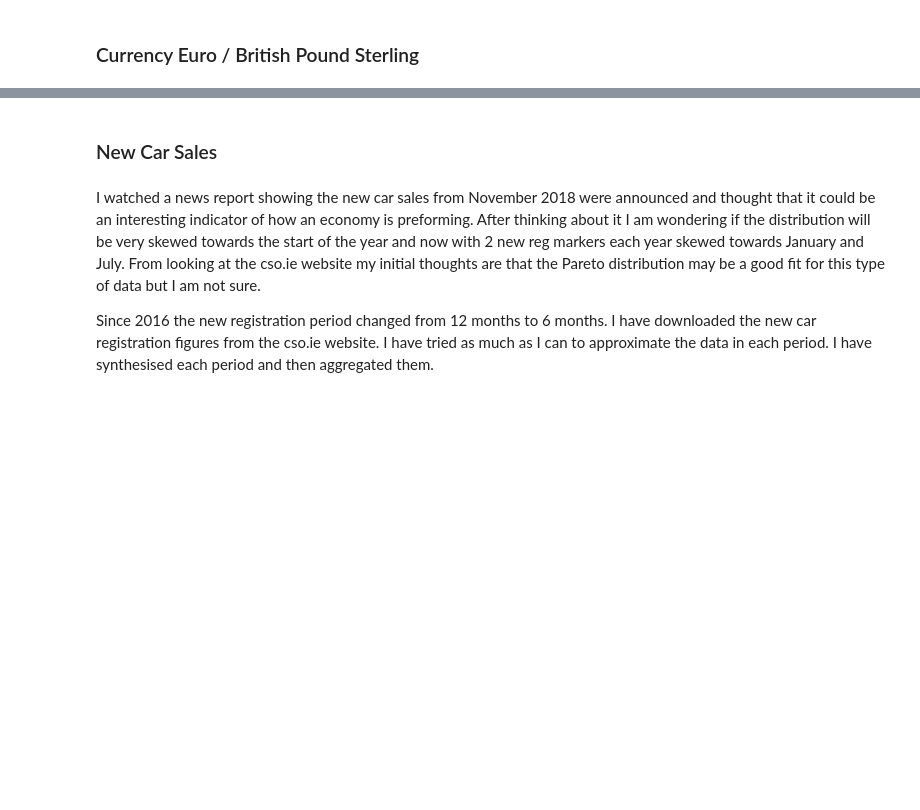
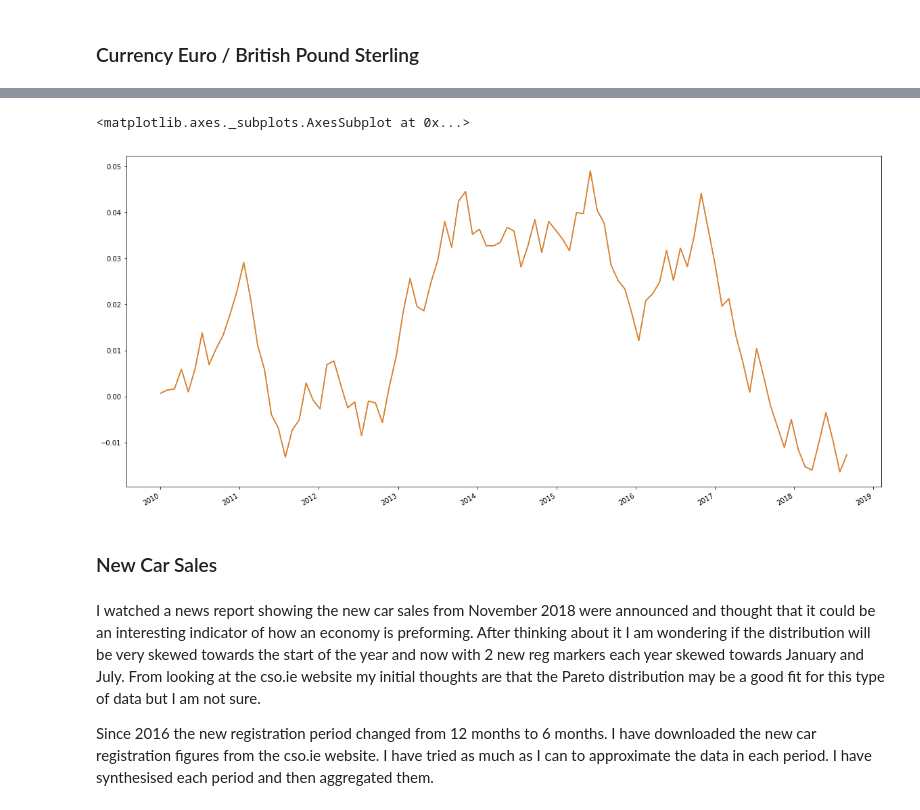
Before and after one commit to MichaelORegan/52465-Programming-for-Data-Analysis-Project, a Jupyter notebook: 52465 Programming for Data Analysis Project.ipynb, the cells around one changed output, grey strips where cells are left out. Cells and saved outputs as stored; diff of their text form; code cells hidden in the pictures; blank space fills up the shorter version.

```diff
--- a/52465 Programming for Data Analysis Project.ipynb
+++ b/52465 Programming for Data Analysis Project.ipynb
@@ -60,0 +101,6 @@ plt.show()
+# %%
+np.random.seed(123456789)
+
+exgbp = np.random.uniform(-.01, .01, 100)
+
+exgbp
@@ -61,6 +125,3 @@ plt.show()
 # %%
-np.random.seed(1234567)
-
-eurogbp = np.concatenate([.613],np.around(np.random.uniform(-.02, .03, 100), decimals=4, out=None))
-
+eurogbp = np.around(exgbp, decimals=4, out=None)
 eurogbp
@@ -67,6 +165,9 @@ eurogbp
 # %%
 ts = pd.Series(eurogbp, index=pd.date_range('01/2010', '09/2018', periods=100))
 
 ts = ts.cumsum()
-
+ts.plot(figsize=(20,10))
 ts.plot()
+# %% [output]
+<matplotlib.axes._subplots.AxesSubplot at 0x...>
+[figure, added]
```
Also changed, not shown: parts of 24 cells of this notebook, 2 other files.
